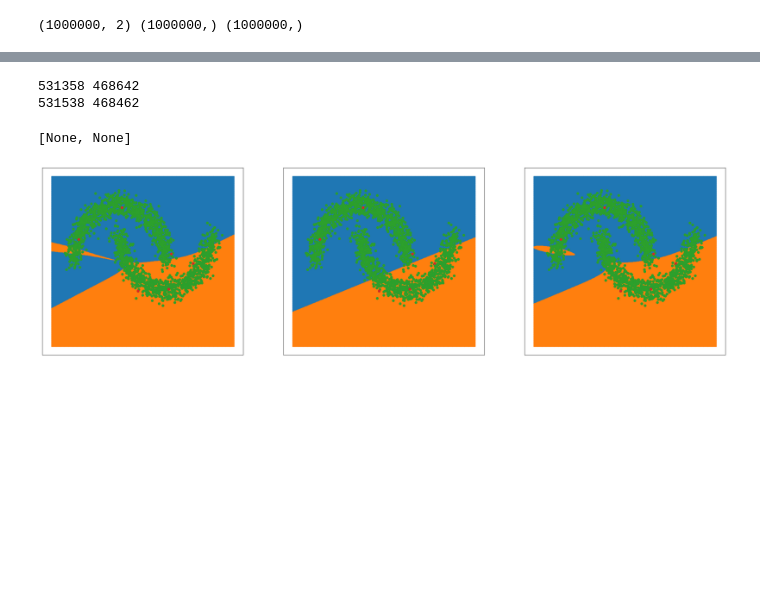
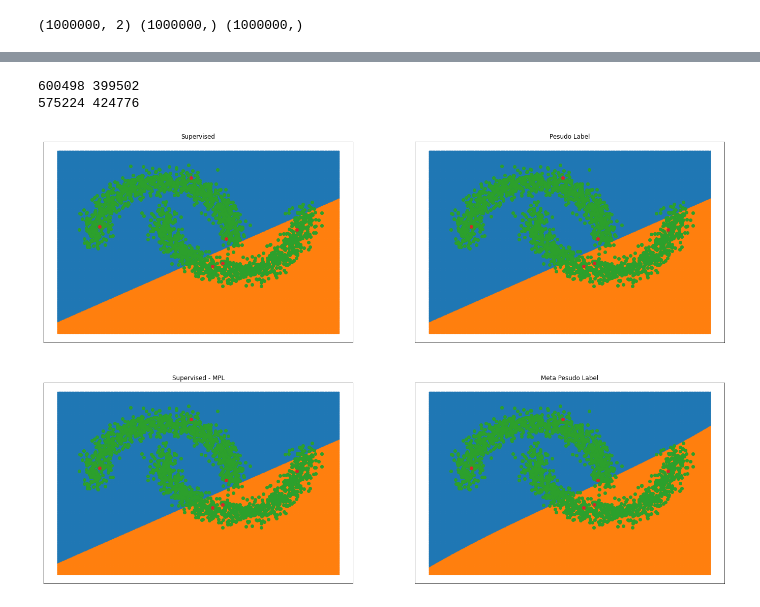
Before and after one commit to BeopGyu/MetaPseudoLabel_TwoMoon, a Jupyter notebook: 230306_TwoMoon.ipynb, the cells around one changed output, grey strips where cells are left out. Saved outputs shown, nothing was run; the diff lists cells and outputs as text; code cells hidden in the pictures; blank space fills up the shorter version.

```diff
--- a/230306_TwoMoon.ipynb
+++ b/230306_TwoMoon.ipynb
@@ -257,0 +255,5 @@ ax.figure.set(figwidth=28, figheight=9)
+# %%
+for i in range(len(supervised_mpl.layers)):
+    if(isinstance(supervised_mpl.layers[i], nn.Linear)):
+        supervised_mpl.layers[i].weight = supervised.layers[i].weight
+        supervised_mpl.layers[i].bias = supervised.layers[i].bias
@@ -360,69 +395,84 @@ Epoch: 500000   Loss: 0.0099    Acc: 826 / 976
 # %%
-s_preds = np.array([])
+s_mpl_preds = np.array([])
 mpl_preds = np.array([])
 
 for point, _ in renderLoader:
-    _, s_pred = torch.max(supervised(point.float().to(device)), 1)
+    _, s_mpl_pred = torch.max(supervised_mpl(point.float().to(device)), 1)
     _, mpl_pred = torch.max(metaPseudoLabel(point.float().to(device)), dim=-1)
 
-    s_preds = np.concatenate((s_preds,s_pred.cpu().numpy()))
+    s_mpl_preds = np.concatenate((s_mpl_preds,s_mpl_pred.cpu().numpy()))
     mpl_preds = np.concatenate((mpl_preds,mpl_pred.cpu().numpy()))
 # %%
-s_pred_points_0 = []
-s_pred_points_1 = []
+s_mpl_pred_points_0 = []
+s_mpl_pred_points_1 = []
 mpl_pred_points_0 = []
 mpl_pred_points_1 = []
 
 for i in range(arr.shape[0]):
-    if(s_preds[i] == 0):
-        s_pred_points_0.append(arr[i])
+    if(s_mpl_preds[i] == 0):
+        s_mpl_pred_points_0.append(arr[i])
     else:
-        s_pred_points_1.append(arr[i])
+        s_mpl_pred_points_1.append(arr[i])
     if(mpl_preds[i] == 0):
         mpl_pred_points_0.append(arr[i])
     else:
         mpl_pred_points_1.append(arr[i])
 
-print(len(s_pred_points_0),len(s_pred_points_1))
+print(len(s_mpl_pred_points_0),len(s_mpl_pred_points_1))
 print(len(mpl_pred_points_0),len(mpl_pred_points_1))
 # %% [output]
-531358 468642
-531538 468462
+600498 399502
+575224 424776
 # %%
-gridshape = (1, 3)
+gridshape = (2, 2)
 marker_size = 0.1
 
 loc = (0,0)
 ax = plt.subplot2grid(gridshape, loc)
 ax.set_xticks([])
 ax.set_yticks([])
 
 plt.scatter(np.array(s_pred_points_0)[:,0], np.array(s_pred_points_0)[:,1], s=marker_size)
 plt.scatter(np.array(s_pred_points_1)[:,0], np.array(s_pred_points_1)[:,1], s=marker_size)
 plt.scatter(points[:,0],points[:,1])
 plt.scatter(points_l[:,0],points_l[:,1])
+plt.title('Supervised')
 
 loc = (0,1)
 ax = plt.subplot2grid(gridshape, loc)
 ax.set_xticks([])
 ax.set_yticks([])
 
 plt.scatter(np.array(pl_pred_points_0)[:,0], np.array(pl_pred_points_0)[:,1], s=marker_size)
 plt.scatter(np.array(pl_pred_points_1)[:,0], np.array(pl_pred_points_1)[:,1], s=marker_size)
 plt.scatter(points[:,0],points[:,1])
 plt.scatter(points_l[:,0],points_l[:,1])
+plt.title('Pesudo Label')
 
-loc = (0,2)
+loc = (1,0)
+ax = plt.subplot2grid(gridshape, loc)
+ax.set_xticks([])
+ax.set_yticks([])
+
+plt.scatter(np.array(s_mpl_pred_points_0)[:,0], np.array(s_mpl_pred_points_0)[:,1], s=marker_size)
+plt.scatter(np.array(s_mpl_pred_points_1)[:,0], np.array(s_mpl_pred_points_1)[:,1], s=marker_size)
+plt.scatter(points[:,0],points[:,1])
+plt.scatter(points_l[:,0],points_l[:,1])
+plt.title('Supervised - MPL')
+
+loc = (1,1)
 ax = plt.subplot2grid(gridshape, loc)
 ax.set_xticks([])
 ax.set_yticks([])
 
 plt.scatter(np.array(mpl_pred_points_0)[:,0], np.array(mpl_pred_points_0)[:,1], s=marker_size)
 plt.scatter(np.array(mpl_pred_points_1)[:,0], np.array(mpl_pred_points_1)[:,1], s=marker_size)
 plt.scatter(points[:,0],points[:,1])
 plt.scatter(points_l[:,0],points_l[:,1])
+plt.title('Meta Pesudo Label')
 
-ax.figure.set(figwidth=32, figheight=9)
+ax.figure.set(figwidth=24, figheight=16)
+
+plt.show()
 # %% [output]
-[None, None]
-[figure, old version]
+[figure, new version]
```
Also changed, not shown: parts of 18 cells of this notebook, 2 other files.
